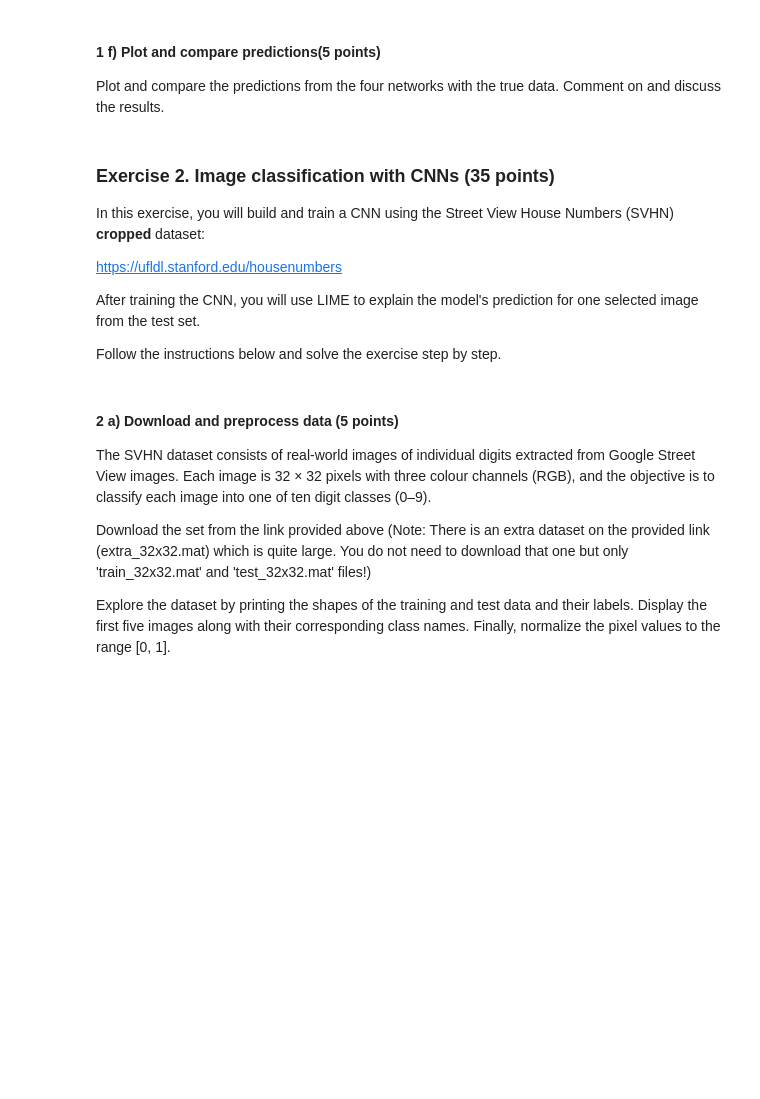
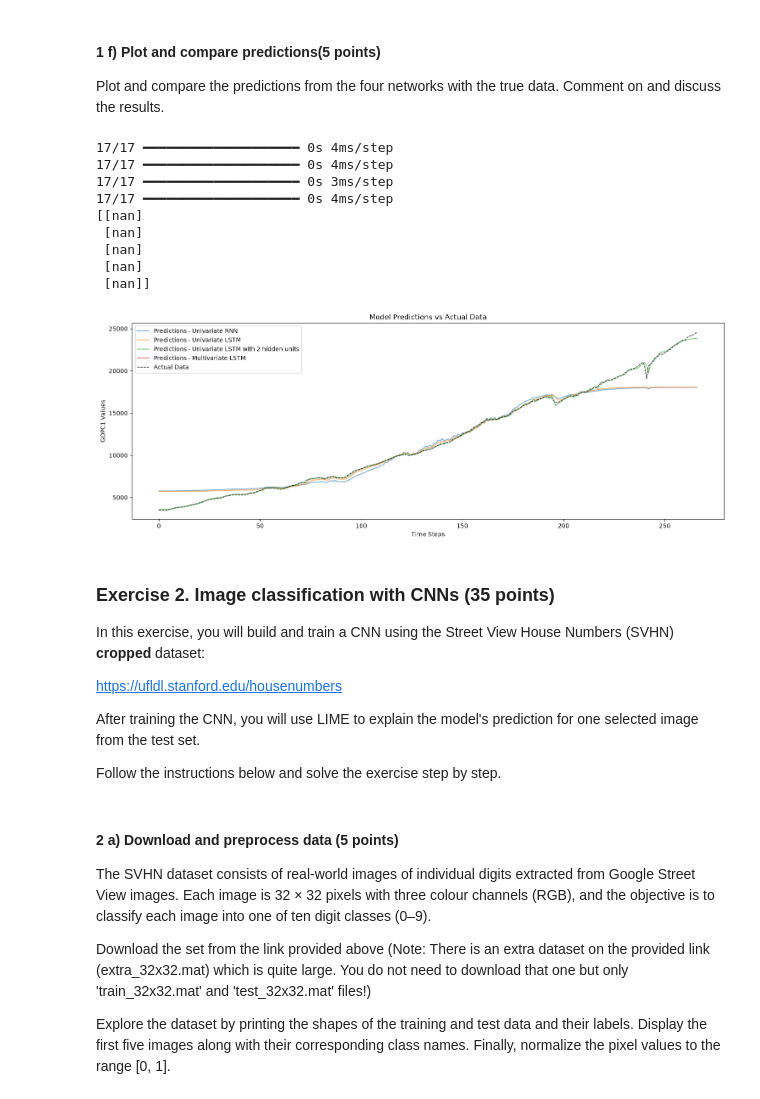
Before and after one commit to cloverco3la/GRA-41624-Deep-Learning, a Jupyter notebook: project-GRA4162-fall2026.ipynb, the cells around one changed output. Drawn from its saved outputs; the diff is of its cells as text; code cells hidden in the pictures; blank space fills up the shorter version.

```diff
--- a/project-GRA4162-fall2026.ipynb
+++ b/project-GRA4162-fall2026.ipynb
@@ -95,6 +102,11 @@ def load_data(data_path):
     return _df.copy(deep=True)  # Return a copy of the DataFrame to avoid modifying the original data
 
 source_data = load_data('US_macro_FRED.csv')
+source_target_mean = float(source_data["GDPC1"].mean())
+source_target_std = float(source_data["GDPC1"].std())
+
+print(f"Mean of GDPC1: {source_target_mean}")
+print(f"Standard Deviation of GDPC1: {source_target_std}")
 print(source_data.head(5))
 print(source_data.tail(5))
 print(source_data.info())
@@ -209,18 +254,25 @@ ex1c_LSTMmodel = tf.keras.models.Sequential()
 
 # Define Input layer:
 ex1c_LSTMmodel.add(tf.keras.Input(shape=(4,1))) # 4 timesteps, 1 feature
+ex1c_LSTMmodel.add(uni_norm)
 
 # Define recurrent layer with 1 hidden units:
 ex1c_LSTMmodel.add(tf.keras.layers.LSTM(1, activation="tanh"))
 
 # Define output layer:
-ex1c_LSTMmodel.add(tf.keras.layers.Dense(1, activation="linear"))
+ex1c_LSTMmodel.add(tf.keras.layers.Dense(
+    1,
+    activation="linear",
+    kernel_initializer=tf.keras.initializers.Constant(source_target_std),
+    bias_initializer=tf.keras.initializers.Constant(source_target_mean)
+    )
+)
 
 # Compile the model:
-ex1c_LSTMmodel.compile(loss="mse", optimizer="adam")
+ex1c_LSTMmodel.compile(loss="mse", optimizer=tf.keras.optimizers.Adam(learning_rate=lr_schedule))
 
 # Fit model to data using generator.
-ex1c_LSTMmodel.fit(uni_generator, epochs=100, callbacks=[TqdmCallback(verbose=1)],verbose=0)
+ex1c_LSTMmodel.fit(uni_generator, epochs=500, callbacks=[TqdmCallback(verbose=1)],verbose=0)
 
 # Print model summary:
 ex1c_LSTMmodel.summary()
@@ -255,6 +397,61 @@ After training, print the model summary.
 
 Plot and compare the predictions from the four networks with the true data.
 Comment on and discuss the results.
+# %%
+def plot_predictions(model_titel):
+    """
+    Plot the predictions of the model against the actual data.
+
+    Parameters:
+    model_title (dict): the models to be plotted together and what to call them.
+    """
+    # Create a new figure for the plot
+    plt.figure(figsize=(18, 6))
+
+    # Loop through each model and its title in the provided dictionary
+    for model, title in model_titel.items():
+        if "multi" in title.lower():
+            # Use the multivariate generator for model predictions
+            predictions = model.predict(multi_generator)
+            print(predictions[0:5])  # Print the first 5 predictions for debugging
+        else:
+            # Use the univariate generator for model predictions
+            predictions = model.predict(uni_generator)
+
+        # Plot the predictions with a label
+        plt.plot(predictions, alpha=0.6, linewidth=1.5, label=f'Predictions - {title}')
+
+    # Plot the actual target data for comparison
+    plt.plot(source_data['GDPC1'].values[4:], label='Actual Data',linestyle="--" , color='black', linewidth=1)
+
+    # Add title and labels to the plot
+    plt.title('Model Predictions vs Actual Data')
+    plt.xlabel('Time Steps')
+    plt.ylabel('GDPC1 Values')
+
+    # Add a legend to differentiate between models and actual data
+    plt.legend()
+
+    # Display the plot
+    plt.show()
+
+plot_predictions({
+    ex1c_RNNmodel: "Univariate RNN",
+    ex1c_LSTMmodel: "Univariate LSTM",
+    ex1d_LSTMmodel: "Univariate LSTM with 2 hidden units",
+    ex1e_multiLSTMmodel: "Multivariate LSTM"
+})
+# %% [output]
+17/17 ━━━━━━━━━━━━━━━━━━━━ 0s 4ms/step
+17/17 ━━━━━━━━━━━━━━━━━━━━ 0s 4ms/step
+17/17 ━━━━━━━━━━━━━━━━━━━━ 0s 3ms/step
+17/17 ━━━━━━━━━━━━━━━━━━━━ 0s 4ms/step
+[[nan]
+ [nan]
+ [nan]
+ [nan]
+ [nan]]
+[figure, added]
 # %% [markdown]
 ### Exercise 2. Image classification with CNNs (35 points)
 
```
Also changed, not shown: parts of 7 cells of this notebook.
